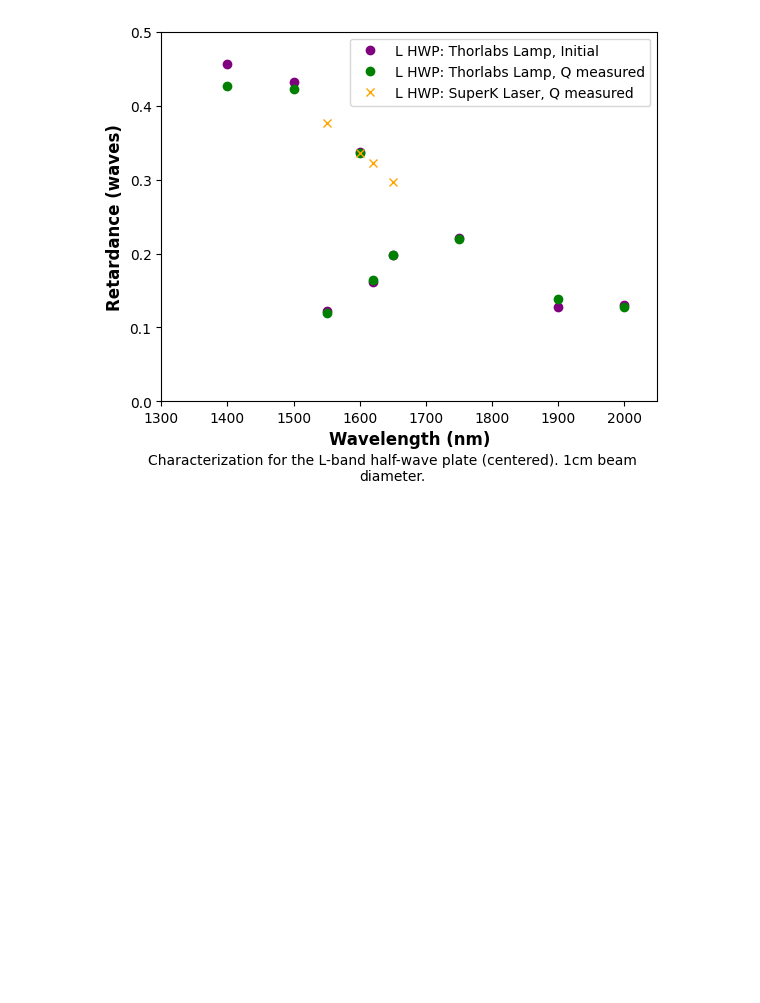
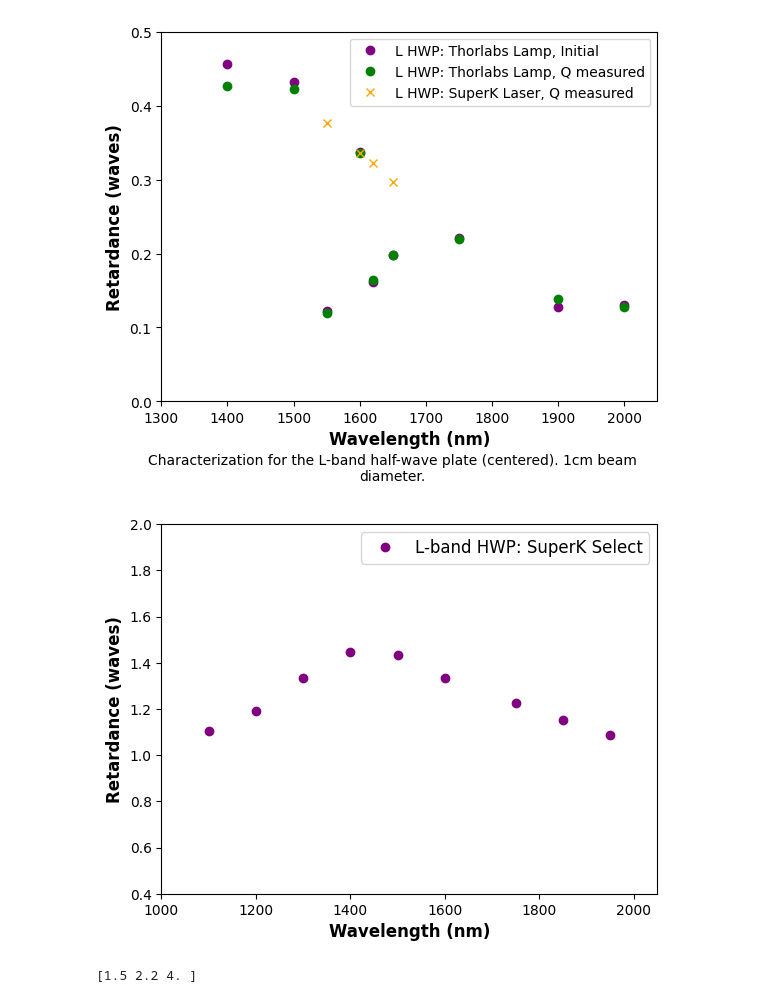
Before and after one commit to wcmelby/wcmelby-HWP_Characterizations, a Jupyter notebook: SuperK_Select_Data/L_SuperK_Analysis.ipynb, the cells around one changed output. Cells and saved outputs as stored; diff of their text form; code cells hidden in the pictures; blank space fills up the shorter version.

```diff
--- a/SuperK_Select_Data/L_SuperK_Analysis.ipynb
+++ b/SuperK_Select_Data/L_SuperK_Analysis.ipynb
@@ -6,0 +138,12 @@ This data is taken with the L band plate using the SuperK Select laser operating
+# %%
+reduced_filename = 'Reduced_DRRP_'
+reduced_folder = "/home/shared/exoserver/Lab_Data/Mueller_Matrix_Polarimeter/L_Plate_Characterization/SuperK_Select_Data/Calibrations/Calibration_Reduced/SK_Cal_1850_Reduced/"
+lcenter = [315, 253]
+rcenter = [316, 329]
+maxradius = 17
+cutoff = 20000
+
+extracted_data = extract_intensities(reduced_filename, reduced_folder, lcenter, rcenter, maxradius, cutoff)
+Cal_Il_1850 = extracted_data[0]
+Cal_Ir_1850 = extracted_data[1]
+Cal_theta1850 = extracted_data[2]
@@ -6,0 +154,12 @@ This data is taken with the L band plate using the SuperK Select laser operating
+# %%
+reduced_filename = 'Reduced_DRRP_'
+reduced_folder = "/home/shared/exoserver/Lab_Data/Mueller_Matrix_Polarimeter/L_Plate_Characterization/SuperK_Select_Data/Calibrations/Calibration_Reduced/SK_Cal_1950_Reduced/"
+lcenter = [315, 253]
+rcenter = [316, 329]
+maxradius = 17
+cutoff = 40000
+
+extracted_data = extract_intensities(reduced_filename, reduced_folder, lcenter, rcenter, maxradius, cutoff)
+Cal_Il_1950 = extracted_data[0]
+Cal_Ir_1950 = extracted_data[1]
+Cal_theta1950 = extracted_data[2]
@@ -146,7 +310,7 @@ theta1100 = extracted_data[2]
 Warning: low flux detected, check the image Reduced_DRRP_L_1100nm_490_2_19.99998779296875.fits, index: 5
 Warning: low flux detected, check the image Reduced_DRRP_L_1100nm_490_2_91.99994384765624.fits, index: 23
 # %%
-data1100 = q_ultimate_polarimetry(Cal_theta1100, Cal_Il_1100, Cal_Ir_110, theta1100, Il_1100, Ir_1100)
+data1100 = q_ultimate_polarimetry(Cal_theta1100, Cal_Il_1100, Cal_Ir_1100, theta1100, Il_1100, Ir_1100)
 print(data1100[0], "This is the Mueller matrix of the sample waveplate")
 print(data1100[1], "This is the retardance of the sample")
 print(data1100[2], "This is the Mueller matrix for calibration (close to identity)")
@@ -558,22 +787,34 @@ file_name = 'L_HWP_Retardance_Comparison.png'
 #plt.savefig(folder_path + file_name, bbox_inches='tight', dpi=300)
 # %% [output]
 [figure]
+# %%
+wavelength_bins = [1100, 1200, 1300, 1400, 1500, 1600, 1750, 1850, 1950]
+retardance = np.array([data1100[1], data1200[1], data1300[1], data1400[1], data1500[1], data1600[1], data1750[1], data1850[1], data1950[1]])+1
 # %%
-plt.ylim(0, 0.5)
-plt.xlim(1300, 2050)
+plt.ylim(0.4, 2)
+plt.xlim(1000, 2050)
 plt.xlabel("Wavelength (nm)", fontsize=12, fontweight='bold')
 plt.ylabel("Retardance (waves)", fontsize=12, fontweight='bold')
 
-plt.plot(old_wavelength_bins, old_retardance, marker='o', linestyle=' ', color = 'purple', label = 'L-band HWP: Thorlabs Lamp')
+plt.plot(wavelength_bins, retardance, marker='o', linestyle=' ', color = 'purple', label = 'L-band HWP: SuperK Select')
 
 caption = "Characterization for the L-band half-wave plate (centered). 1cm beam diameter."
 
 text_width = 70  # Speify desired text width box in characters
 wrapped_text = textwrap.fill(caption, width=text_width)
-plt.text(1650, -0.09, wrapped_text, ha='center', va='center')
+#plt.text(1650, -0.09, wrapped_text, ha='center', va='center')
 
-plt.legend(fontsize=15)
+plt.legend(fontsize=12)
 
 folder_path = r"Z:\\Lab_Data\\Mueller_Matrix_Polarimeter\\L_Plate_Characterization\\"
 file_name = 'L_Band_HWP_Retardance.png'
 #plt.savefig(folder_path + file_name, bbox_inches='tight', dpi=300)
+# %% [output]
+[figure, added]
+# %%
+test = [0.5, 1.2, 3]
+test = np.array(test)
+new_test = test+1
+print(new_test)
+# %% [output]
+[1.5 2.2 4. ]
```
Also changed, not shown: parts of 19 cells of this notebook.
